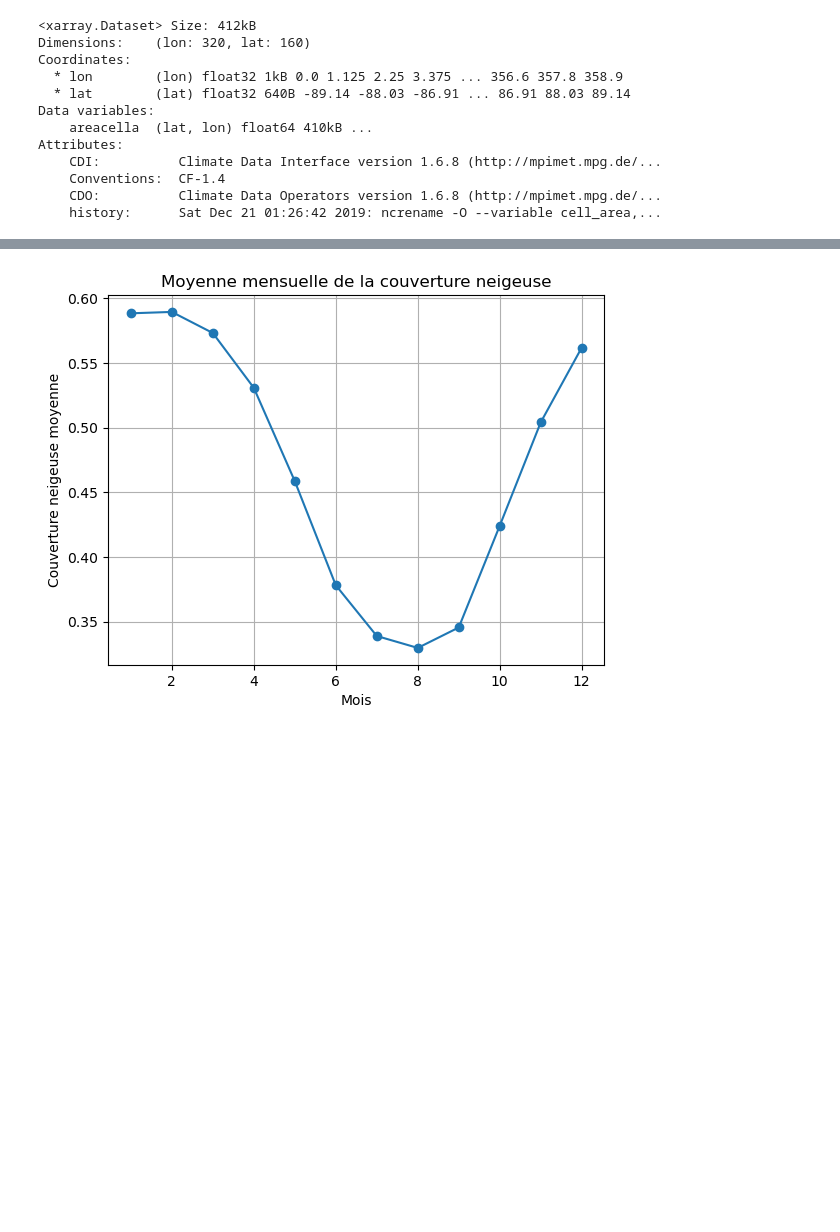
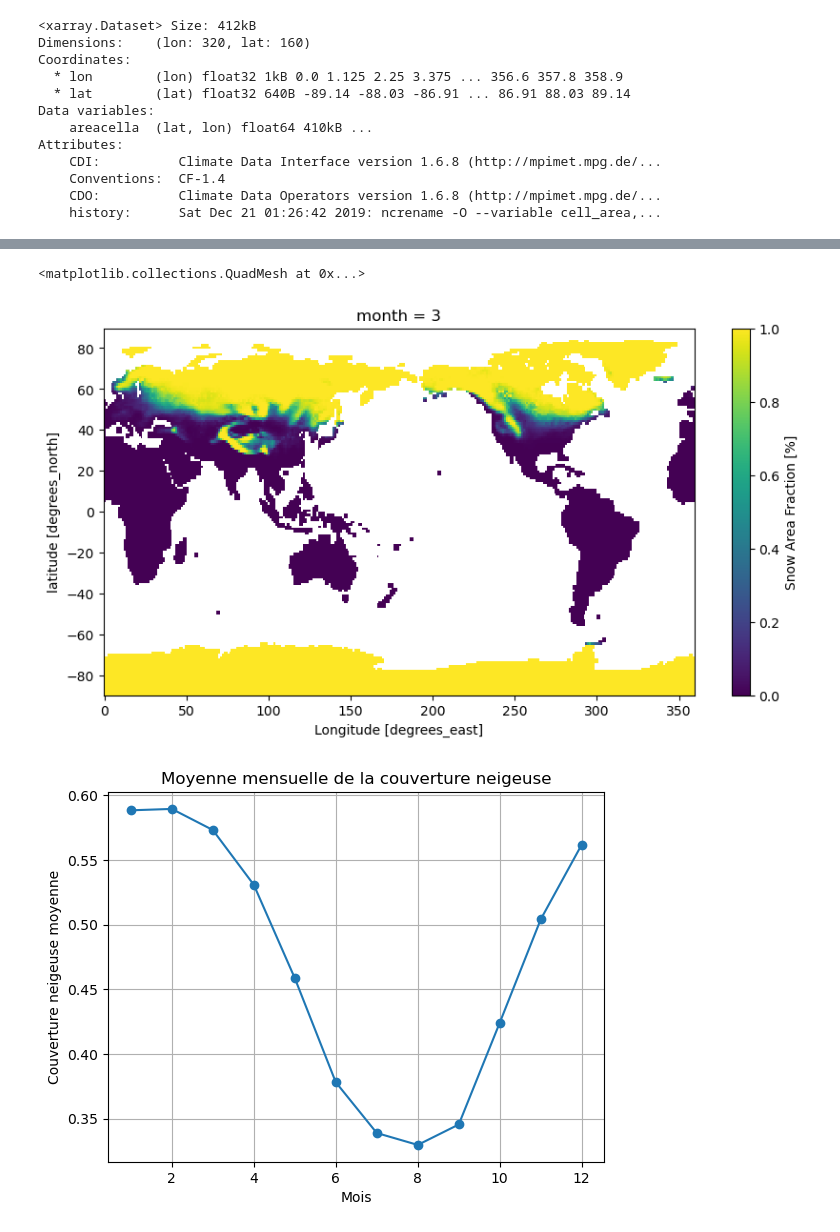
Before and after one commit to IGE-OpenReproLab2025/M2_Snow_project, a Jupyter notebook: notebooks/Comparison_bt_initial_and_regridded_historical_files_180325.ipynb, the cells around one changed output, grey strips where cells are left out. Saved outputs shown, nothing was run; the diff lists cells and outputs as text; code cells hidden in the pictures; blank space fills up the shorter version.

```diff
--- a/notebooks/Comparison_bt_initial_and_regridded_historical_files_180325.ipynb
+++ b/notebooks/Comparison_bt_initial_and_regridded_historical_files_180325.ipynb
@@ -94,6 +112,14 @@ BCC_CSM2_ref = BCC_CSM2.sel(time=slice("1995", "2014"))
 # %%
 snow_cover = BCC_CSM2_ref["snc"]
 snow_cover = snow_cover.groupby("time.month").mean(dim="time")
+# %%
+july_snow_cover = snow_cover.sel(month=3)
+
+plt.figure(figsize=(10, 5))
+july_snow_cover.plot()
+# %% [output]
+<matplotlib.collections.QuadMesh at 0x...>
+[figure, added]
 # %%
 monthly_mean = snow_cover.mean(dim=("lat", "lon"))
 
```
Also changed, not shown: parts of 47 cells of this notebook, 8 other files.
